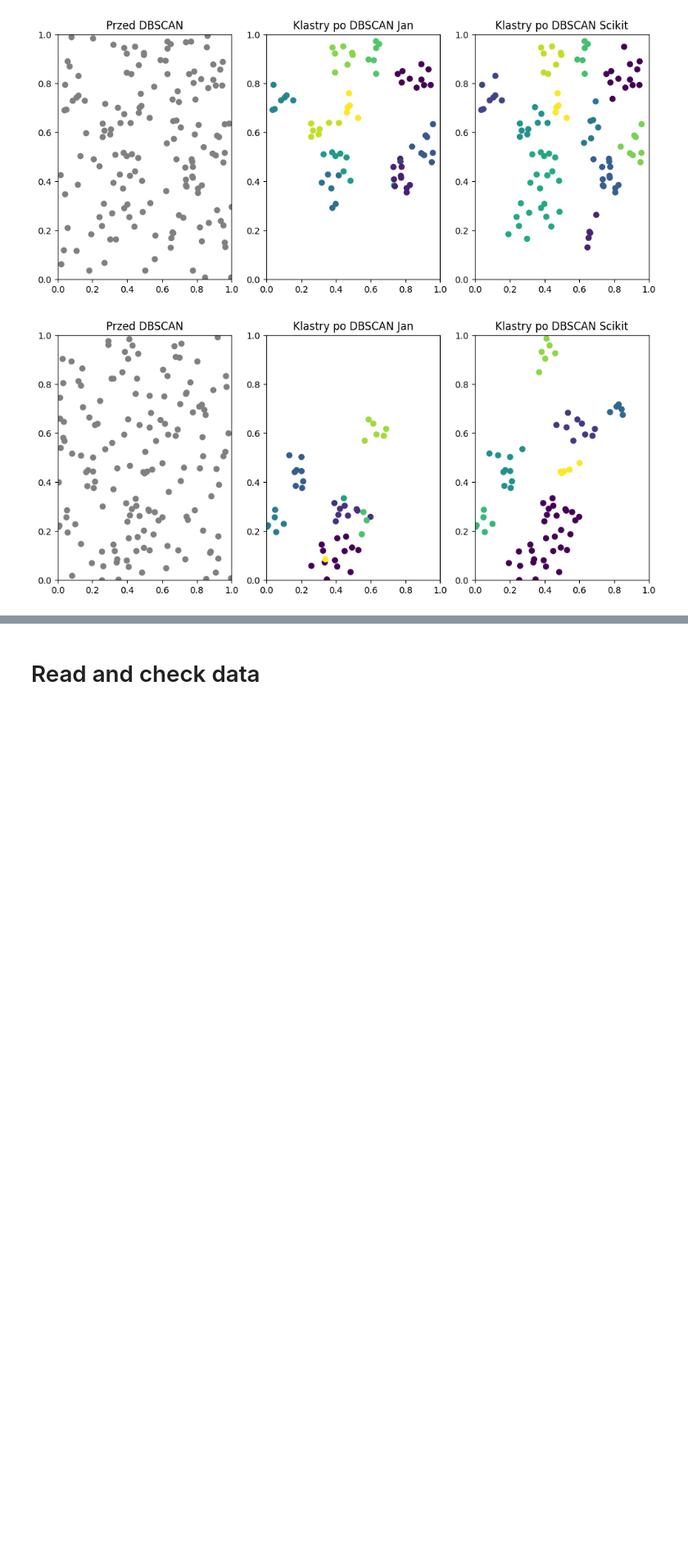
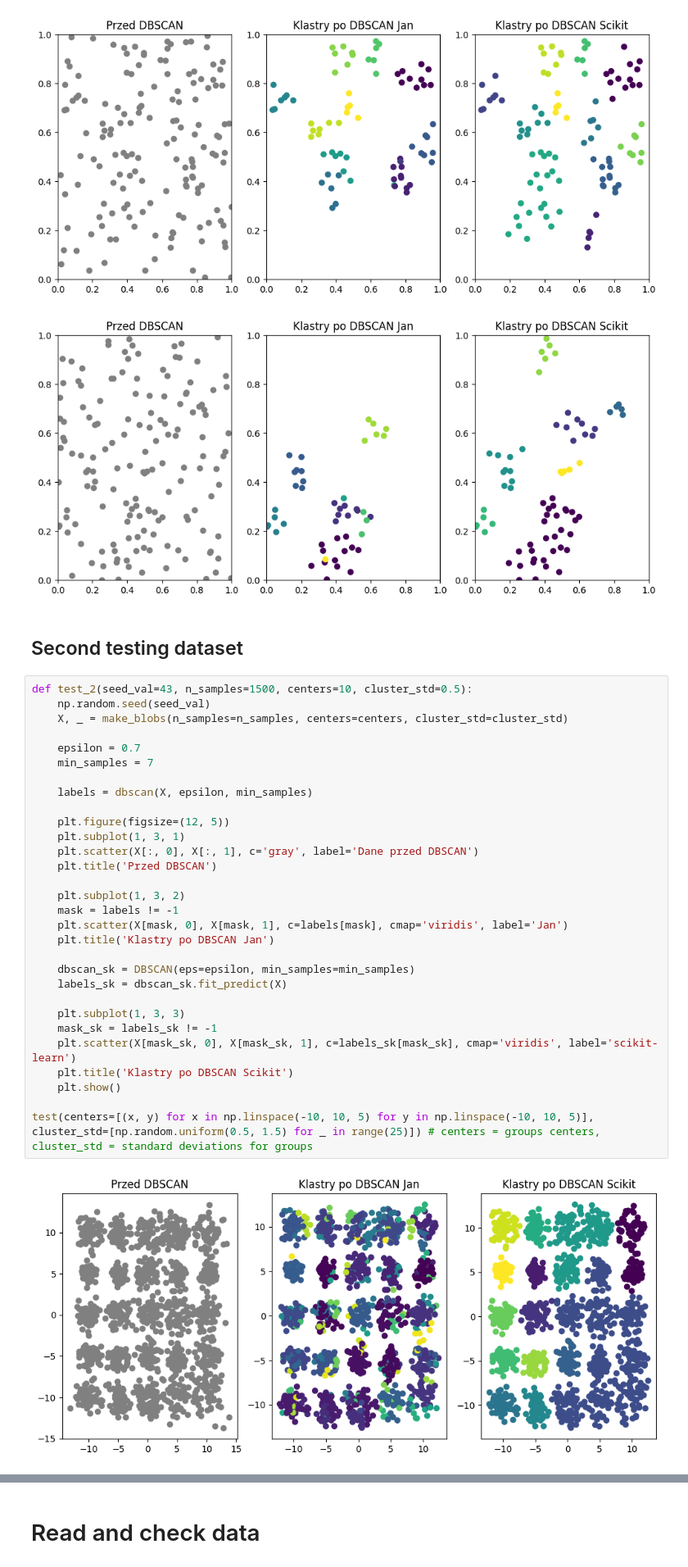
Before and after one commit to jkwiatk1/spatial-data-mining, a Jupyter notebook: 3-dbscan_tests.ipynb, the cells around one changed output, grey strips where cells are left out. Shown at 82% size. Drawn from its saved outputs; the diff is of its cells as text; blank space fills up the shorter version.

Commit message:
Add experiments for specific data time. Add comparison test for second dataset

```diff
--- a/3-dbscan_tests.ipynb
+++ b/3-dbscan_tests.ipynb
@@ -52,3 +55,37 @@ test(40)
 # %% [output]
 [figure]
 [figure]
+# %% [markdown]
+## Second testing dataset
+# %%
+def test_2(seed_val=43, n_samples=1500, centers=10, cluster_std=0.5):
+    np.random.seed(seed_val)
+    X, _ = make_blobs(n_samples=n_samples, centers=centers, cluster_std=cluster_std)
+
+    epsilon = 0.7
+    min_samples = 7
+
+    labels = dbscan(X, epsilon, min_samples)
+
+    plt.figure(figsize=(12, 5))
+    plt.subplot(1, 3, 1)
+    plt.scatter(X[:, 0], X[:, 1], c='gray', label='Dane przed DBSCAN')
+    plt.title('Przed DBSCAN')
+
+    plt.subplot(1, 3, 2)
+    mask = labels != -1
+    plt.scatter(X[mask, 0], X[mask, 1], c=labels[mask], cmap='viridis', label='Jan')
+    plt.title('Klastry po DBSCAN Jan')
+
+    dbscan_sk = DBSCAN(eps=epsilon, min_samples=min_samples)
+    labels_sk = dbscan_sk.fit_predict(X)
+
+    plt.subplot(1, 3, 3)
+    mask_sk = labels_sk != -1
+    plt.scatter(X[mask_sk, 0], X[mask_sk, 1], c=labels_sk[mask_sk], cmap='viridis', label='scikit-learn')
+    plt.title('Klastry po DBSCAN Scikit')
+    plt.show()
+
+test(centers=[(x, y) for x in np.linspace(-10, 10, 5) for y in np.linspace(-10, 10, 5)], cluster_std=[np.random.uniform(0.5, 1.5) for _ in range(25)]) # centers = groups centers, cluster_std = standard deviations for groups
+# %% [output]
+[figure, added]
```
Also changed, not shown: parts of 6 cells of this notebook, 1 other file.
